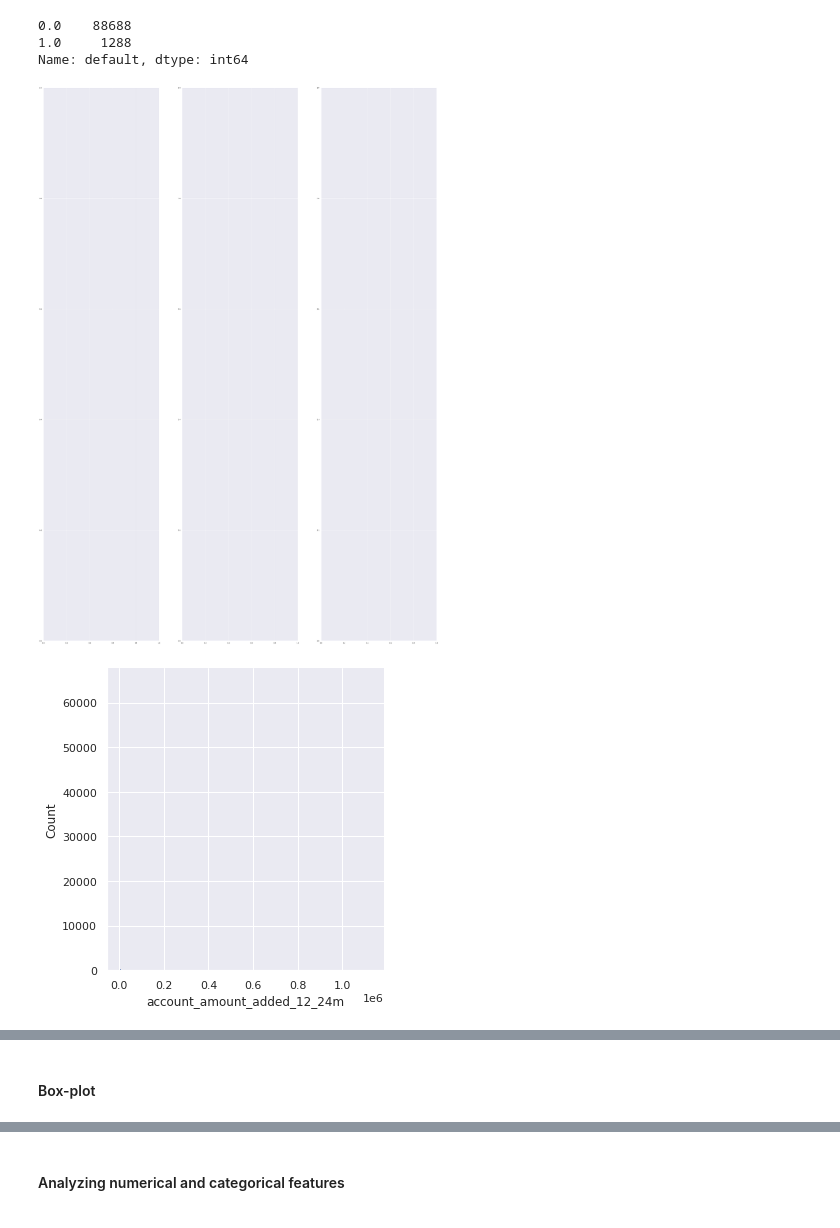
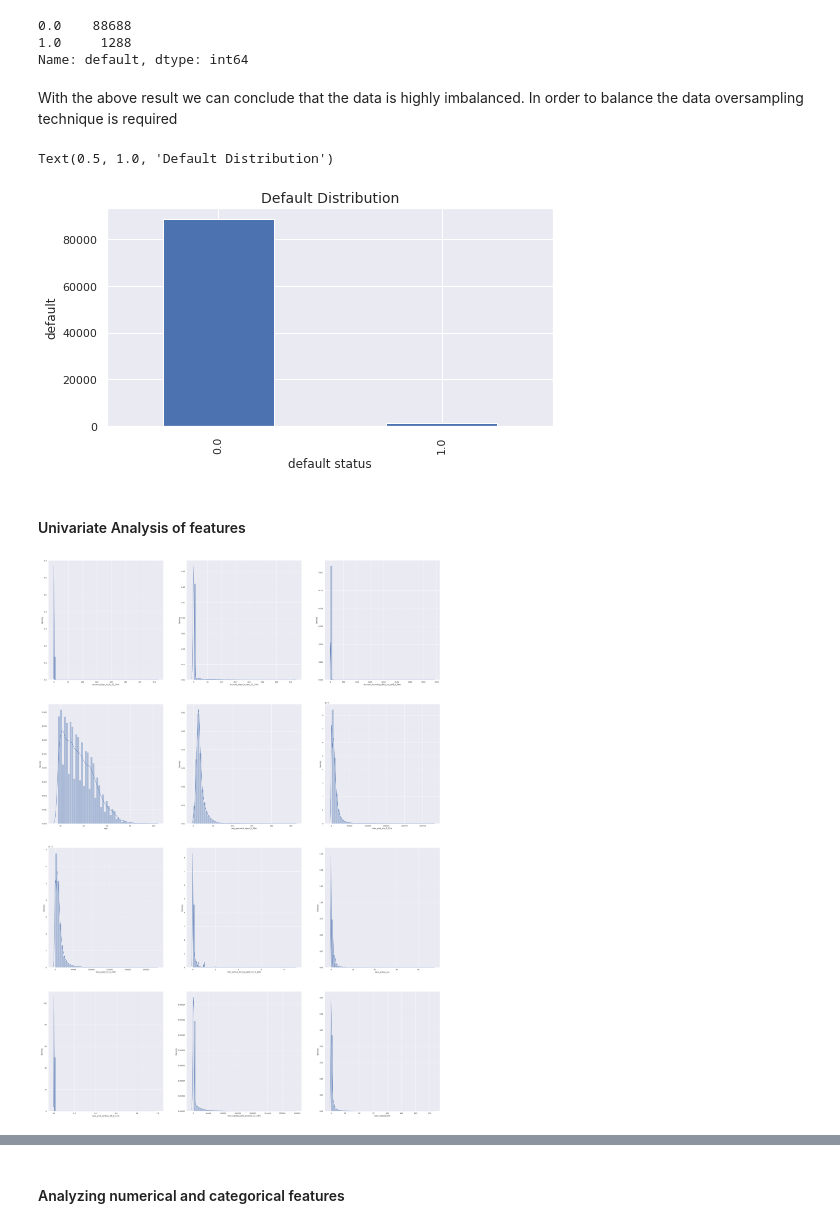
Before and after one commit to geetakumri/SQL_PRACTICE, a Jupyter notebook: MachineLearning_CaseStudy.ipynb, the cells around one changed output, grey strips where cells are left out. Saved outputs shown, nothing was run; the diff lists cells and outputs as text; code cells hidden in the pictures.

```diff
--- a/MachineLearning_CaseStudy.ipynb
+++ b/MachineLearning_CaseStudy.ipynb
@@ -54,0 +115,7 @@ df_test = df[df.default.isnull()]
+# %%
+numeric_cols = ['account_amount_added_12_24m', 'account_days_in_dc_12_24m', 'account_days_in_rem_12_24m', 'account_days_in_term_12_24m', 'account_incoming_debt_vs_paid_0_24m', 'age', 'avg_payment_span_0_12m', 'avg_payment_span_0_3m', 'max_paid_inv_0_12m', 'max_paid_inv_0_24m', 'num_active_div_by_paid_inv_0_12m', 'num_active_inv', 'num_arch_dc_0_12m', 'num_arch_dc_12_24m', 'num_arch_ok_0_12m', 'num_arch_ok_12_24m', 'num_arch_rem_0_12m', 'num_arch_written_off_0_12m', 'num_arch_written_off_12_24m', 'num_unpaid_bills', 'recovery_debt', 'sum_capital_paid_account_0_12m', 'sum_capital_paid_account_12_24m', 'sum_paid_inv_0_12m', 'time_hours']
+categorical_cols = ['default', 'account_status', 'account_worst_status_0_3m', 'account_worst_status_12_24m', 'account_worst_status_3_6m', 'account_worst_status_6_12m', 'merchant_category', 'merchant_group', 'name_in_email', 'status_last_archived_0_24m', 'status_2nd_last_archived_0_24m', 'status_3rd_last_archived_0_24m', 'status_max_archived_0_6_months', 'status_max_archived_0_12_months', 'status_max_archived_0_24_months']
+# %%
+missing_val_perc_df = round(df_train.isnull().sum() * 100 / len(df_train), 2).sort_values(ascending=False)
+missing_features = missing_val_perc_df[missing_val_perc_df > 50].index
+df_train.drop(missing_features, axis=1, inplace=True)
@@ -54,0 +124,2 @@ df_test = df[df.default.isnull()]
+# %%
+df_train[numeric_cols].fillna(df_train[numeric_cols].median(), inplace=True)
@@ -62,14 +135,31 @@ df_train['default'].value_counts()
 0.0    88688
 1.0     1288
 Name: default, dtype: int64
+# %% [markdown]
+With the above result we can conclude that the data is highly imbalanced. In order to balance the data oversampling technique is required
+# %%
+# plot to show defaulters distribution
+plt.figure(figsize=(8,4))
+df_train['default'].value_counts().plot(kind = 'bar')
+plt.ylabel('default')
+plt.xlabel('default status')
+plt.title('Default Distribution',fontsize=14)
+# %% [output]
+Text(0.5, 1.0, 'Default Distribution')
+[figure, added]
+# %% [markdown]
+#### Univariate Analysis of features
 # %%
-def plot_dist(feature):
-  fig=plt.figure(figsize=(45,65))
-  for i, arg in enumerate(feature[:3]):
-     fig.add_subplot(1,3,i+1)
-     sns.displot(df_train[arg])
+def plot_dist(*args):
+    plt.figure(figsize=(45,65))
+    for i,arg in enumerate(args):
+      plt.subplot(4,3,i+1)
+      sns.distplot(arg)
 # %%
-plot_dist(['account_amount_added_12_24m', 'account_days_in_dc_12_24m', 'account_days_in_rem_12_24m', 'account_days_in_term_12_24m', 'account_incoming_debt_vs_paid_0_24m', 'age', 'avg_payment_span_0_12m', 'avg_payment_span_0_3m', 'max_paid_inv_0_12m', 'max_paid_inv_0_24m', 'num_active_div_by_paid_inv_0_12m', 'num_active_inv', 'num_arch_dc_0_12m', 'num_arch_dc_12_24m', 'num_arch_ok_0_12m', 'num_arch_ok_12_24m', 'num_arch_rem_0_12m', 'num_arch_written_off_0_12m', 'num_arch_written_off_12_24m', 'num_unpaid_bills'])
+plot_dist(df_train['account_days_in_dc_12_24m'],df_train['account_days_in_rem_12_24m'],
+          df_train['account_incoming_debt_vs_paid_0_24m'],df_train['age'],
+          df_train['avg_payment_span_0_12m'],df_train['max_paid_inv_0_12m'],
+          df_train['max_paid_inv_0_24m'],df_train['num_active_div_by_paid_inv_0_12m'],df_train['num_active_inv'],
+          df_train['num_arch_written_off_0_12m'],df_train['sum_capital_paid_account_12_24m'],df_train['num_unpaid_bills'])
 # %% [output]
-[figure, old version]
+[figure, new version]
-[figure, removed]
@@ -78,2 +165,0 @@ plot_dist(['account_amount_added_12_24m', 'account_days_in_dc_12_24m', 'account_
-# %% [markdown]
-#### Box-plot
```
Also changed, not shown: parts of 33 cells of this notebook.
